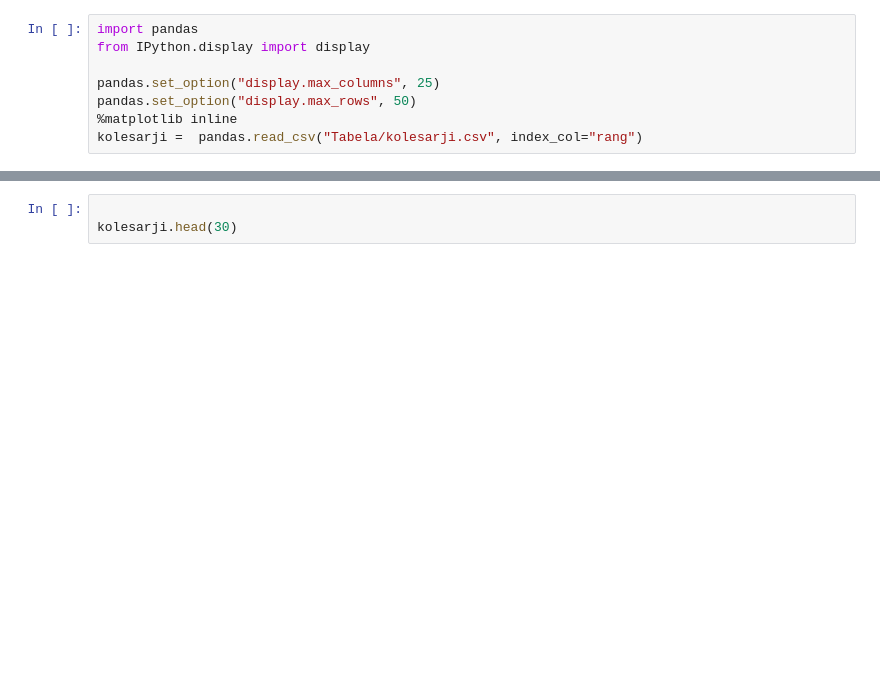
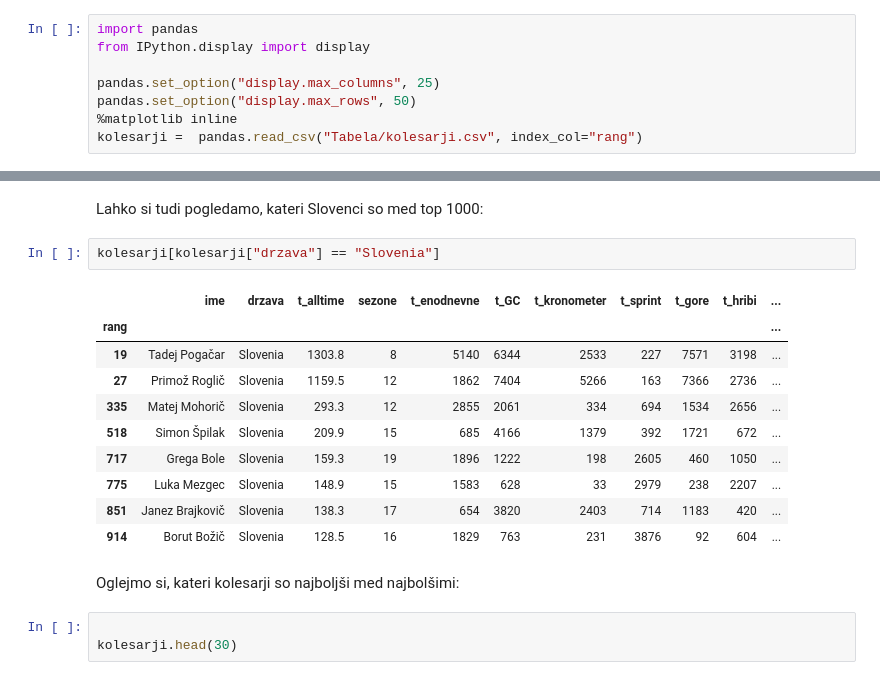
Before and after one commit to janverovnik/Seminarska-naloga-UVP, a Jupyter notebook: analiza_podatkov.ipynb, the cells around one changed output, grey strips where cells are left out. Saved outputs shown, nothing was run; the diff lists cells and outputs as text; blank space fills up the shorter version.

```diff
--- a/analiza_podatkov.ipynb
+++ b/analiza_podatkov.ipynb
@@ -36,3 +51,20 @@ Oglejmo si zbrane podatke in sicer prvih 30 kolesarjev vseh časov:
+# %% [markdown]
+Lahko si tudi pogledamo, kateri Slovenci so med top 1000:
+# %%
+kolesarji[kolesarji["drzava"] == "Slovenia"]
+# %% [output]
+|  | ime | drzava | t_alltime | sezone | t_enodnevne | t_GC | t_kronometer | t_sprint | t_gore | t_hribi | ... |
+| rang |  |  |  |  |  |  |  |  |  |  | ... |
+| 19 | Tadej Pogačar | Slovenia | 1303.8 | 8 | 5140 | 6344 | 2533 | 227 | 7571 | 3198 | ... |
+| 27 | Primož Roglič | Slovenia | 1159.5 | 12 | 1862 | 7404 | 5266 | 163 | 7366 | 2736 | ... |
+| 335 | Matej Mohorič | Slovenia | 293.3 | 12 | 2855 | 2061 | 334 | 694 | 1534 | 2656 | ... |
+| 518 | Simon Špilak | Slovenia | 209.9 | 15 | 685 | 4166 | 1379 | 392 | 1721 | 672 | ... |
+| 717 | Grega Bole | Slovenia | 159.3 | 19 | 1896 | 1222 | 198 | 2605 | 460 | 1050 | ... |
+| 775 | Luka Mezgec | Slovenia | 148.9 | 15 | 1583 | 628 | 33 | 2979 | 238 | 2207 | ... |
+| 851 | Janez Brajkovič | Slovenia | 138.3 | 17 | 654 | 3820 | 2403 | 714 | 1183 | 420 | ... |
+| 914 | Borut Božič | Slovenia | 128.5 | 16 | 1829 | 763 | 231 | 3876 | 92 | 604 | ... |
+# %% [markdown]
+Oglejmo si, kateri kolesarji so najboljši med najbolšimi:
 # %%
 
 kolesarji.head(30)
```
Also changed, not shown: parts of 6 cells of this notebook.
